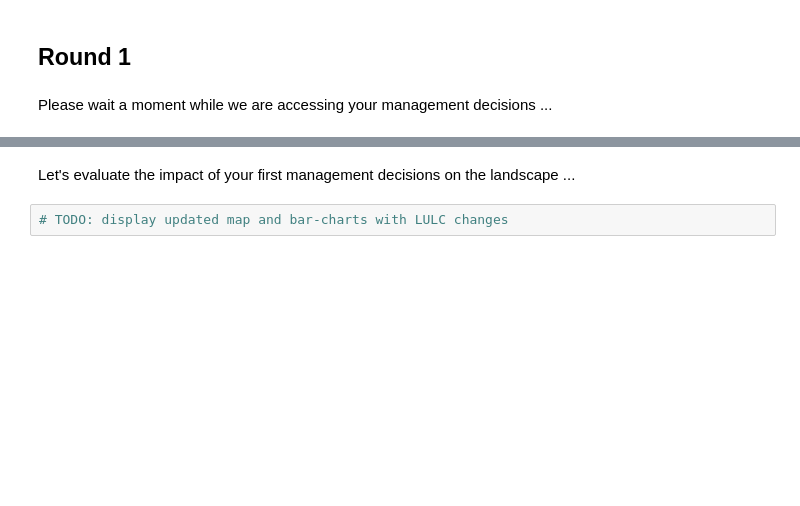
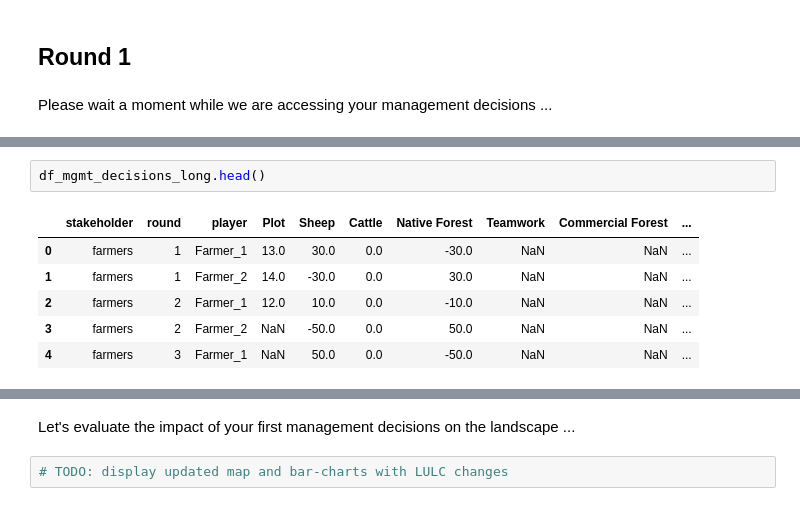
Before and after one commit to derpyninja/gecm, a Jupyter notebook: notebooks/01-mb-fz-prototype-v2.ipynb, the cells around one changed output, grey strips where cells are left out. Saved outputs shown, nothing was run; the diff lists cells and outputs as text; blank space fills up the shorter version.

```diff
--- a/notebooks/01-mb-fz-prototype-v2.ipynb
+++ b/notebooks/01-mb-fz-prototype-v2.ipynb
@@ -235,0 +216,9 @@ vis.show_mgmt_decisions(df_mgtmt_decisions, current_round = playing_field.curren
+# %%
+df_mgmt_decisions_long.head()
+# %% [output]
+|  | stakeholder | round | player | Plot | Sheep | Cattle | Native Forest | Teamwork | Commercial Forest | ... |
+| 0 | farmers | 1 | Farmer_1 | 13.0 | 30.0 | 0.0 | -30.0 | NaN | NaN | ... |
+| 1 | farmers | 1 | Farmer_2 | 14.0 | -30.0 | 0.0 | 30.0 | NaN | NaN | ... |
+| 2 | farmers | 2 | Farmer_1 | 12.0 | 10.0 | 0.0 | -10.0 | NaN | NaN | ... |
+| 3 | farmers | 2 | Farmer_2 | NaN | -50.0 | 0.0 | 50.0 | NaN | NaN | ... |
+| 4 | farmers | 3 | Farmer_1 | NaN | 50.0 | 0.0 | -50.0 | NaN | NaN | ... |
```
Also changed, not shown: parts of 22 cells of this notebook, 3 other files.
